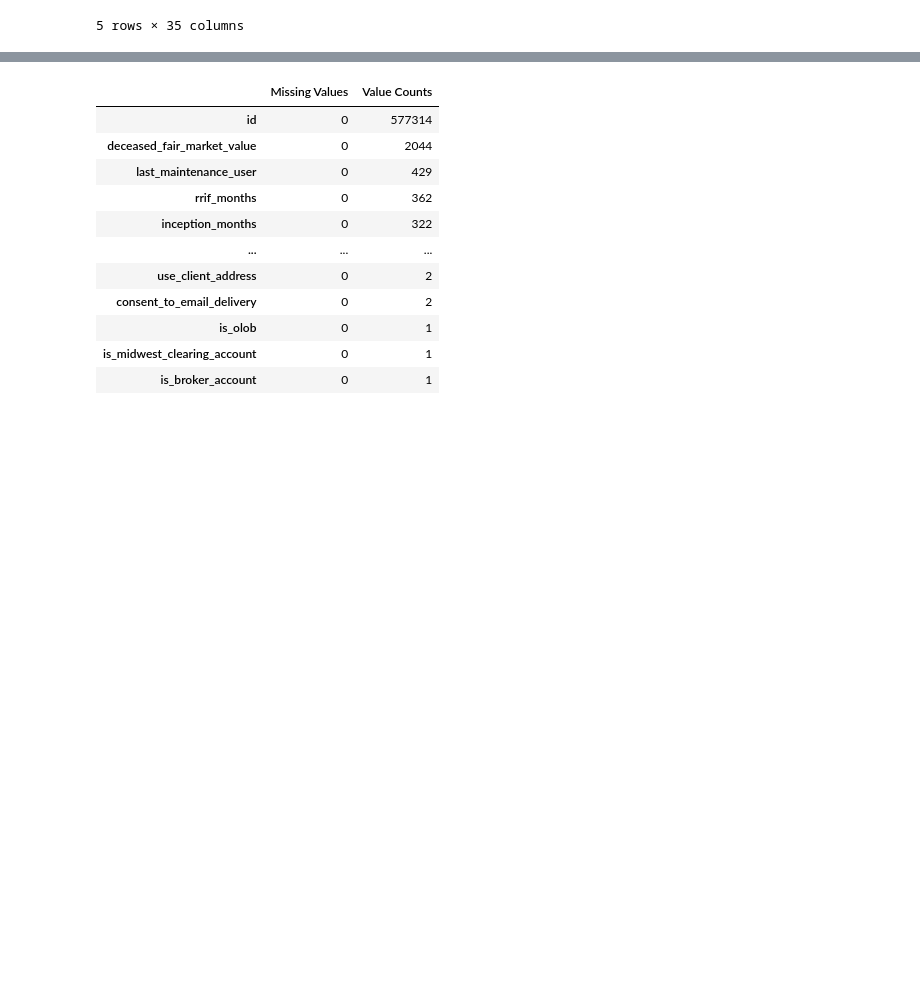
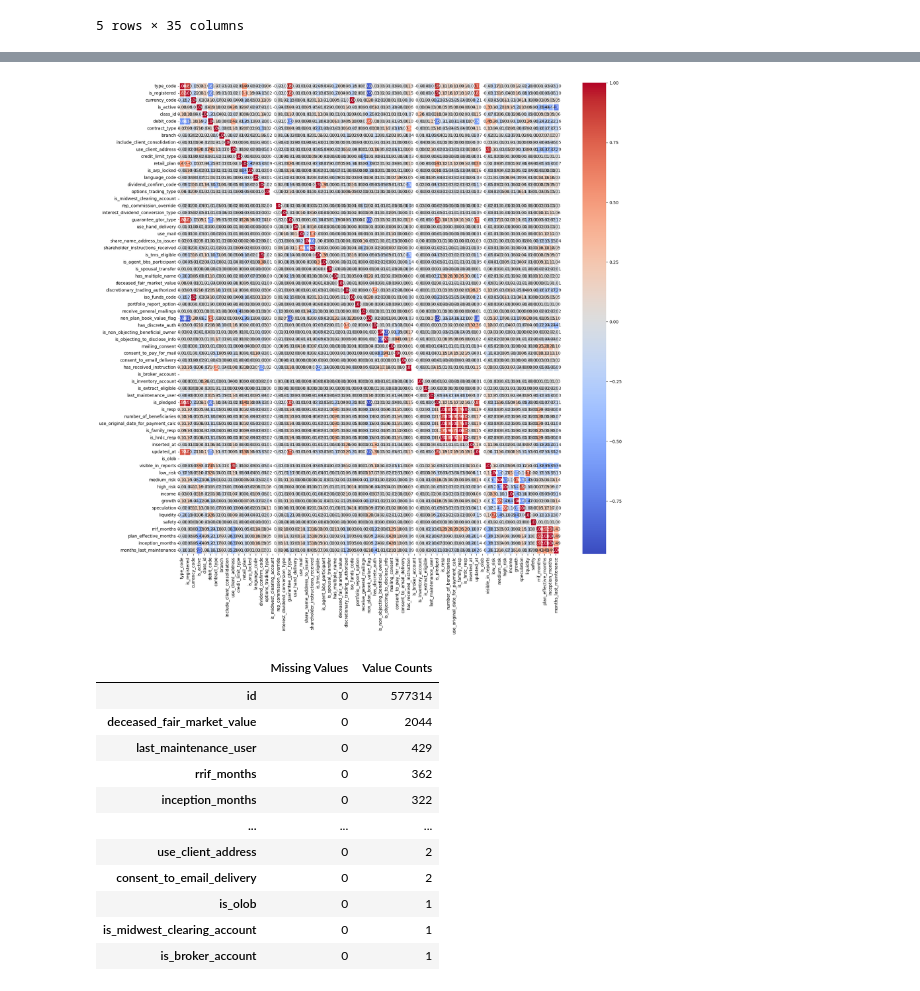
Before and after one commit to adparekh/CxC-Hackathon, a Jupyter notebook: final-hackathon.ipynb, the cells around one changed output, grey strips where cells are left out. Cells and saved outputs as stored; diff of their text form; code cells hidden in the pictures; blank space fills up the shorter version.

```diff
--- a/final-hackathon.ipynb
+++ b/final-hackathon.ipynb
@@ -301,9 +305,13 @@ y = to_encode['label']  # Output labels
 
 # Identify categorical features to be encoded (excluding output label)
 categorical_features = X.select_dtypes(include=['object']).columns.tolist()
-
+non_categorical_features = X.select_dtypes(exclude=['object']).columns.tolist()
 # Fit the encoder to the dataset and transform it
 X[categorical_features] = ordinal_encoder.fit_transform(X[categorical_features])
 
+# Normalize the non-categorical features using min-max scaling (df[column] - min(df[column])) / (max(df[column]) - min(df[column])
+scaler = StandardScaler()
+X[non_categorical_features] = scaler.fit_transform(X[non_categorical_features])
+
 encoded_array_y = label_encoder.fit_transform(y)
 y = pd.Series(encoded_array_y,name = "label")
@@ -312,20 +343,20 @@ y = pd.Series(encoded_array_y,name = "label")
 # to choose the number of components, we can use the elbow method
 # Scale the features
 
-scaler = StandardScaler()
-X = scaler.fit_transform(X)
-pca = PCA()
-pca.fit(X)
-explained_variance_ratio = pca.explained_variance_ratio_
-cumulative_variance_ratio = np.cumsum(explained_variance_ratio)
+# scaler = StandardScaler()
+# X = scaler.fit_transform(X)
+# pca = PCA()
+# pca.fit(X)
+# explained_variance_ratio = pca.explained_variance_ratio_
+# cumulative_variance_ratio = np.cumsum(explained_variance_ratio)
 
-plt.figure(figsize=(10, 6))
-plt.plot(range(1, len(cumulative_variance_ratio) + 1), cumulative_variance_ratio, marker='o', linestyle='-')
-plt.xlabel('Number of Components')
-plt.ylabel('Cumulative Explained Variance Ratio')
-plt.title('Cumulative Explained Variance Ratio vs. Number of Components')
-plt.grid(True)
-plt.show()
+# plt.figure(figsize=(10, 6))
+# plt.plot(range(1, len(cumulative_variance_ratio) + 1), cumulative_variance_ratio, marker='o', linestyle='-')
+# plt.xlabel('Number of Components')
+# plt.ylabel('Cumulative Explained Variance Ratio')
+# plt.title('Cumulative Explained Variance Ratio vs. Number of Components')
+# plt.grid(True)
+# plt.show()
 # %% [output]
 [figure]
 # %%
@@ -359,9 +377,11 @@ X_reduced.describe()
 # %%
 # Corelation Matrix
-corr = train_data.corr()
+corr = X.corr()
 plt.figure(figsize=(20, 20))
 sns.heatmap(corr, annot=True, cmap='coolwarm', fmt='.2f', linewidths=2)
 plt.show()
+# %% [output]
+[figure, added]
 # %%
 missing_values_train = train_data.isnull().sum()
 value_counts = train_data.nunique()
```
Also changed, not shown: parts of 16 cells of this notebook.
